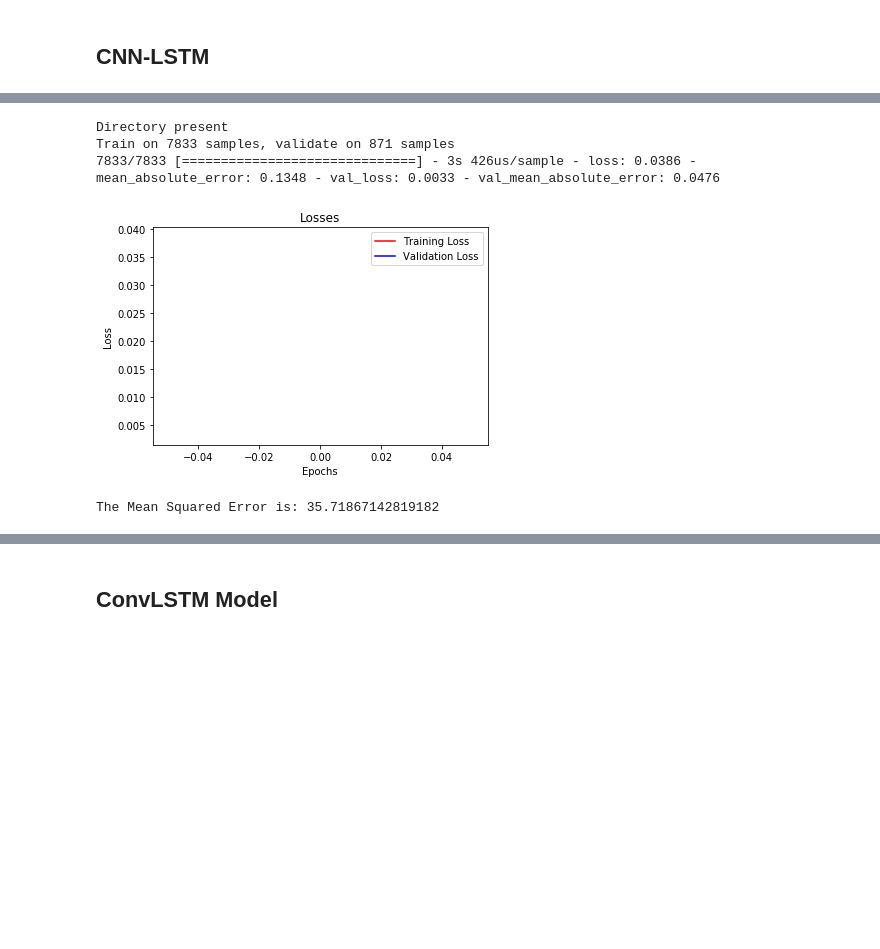
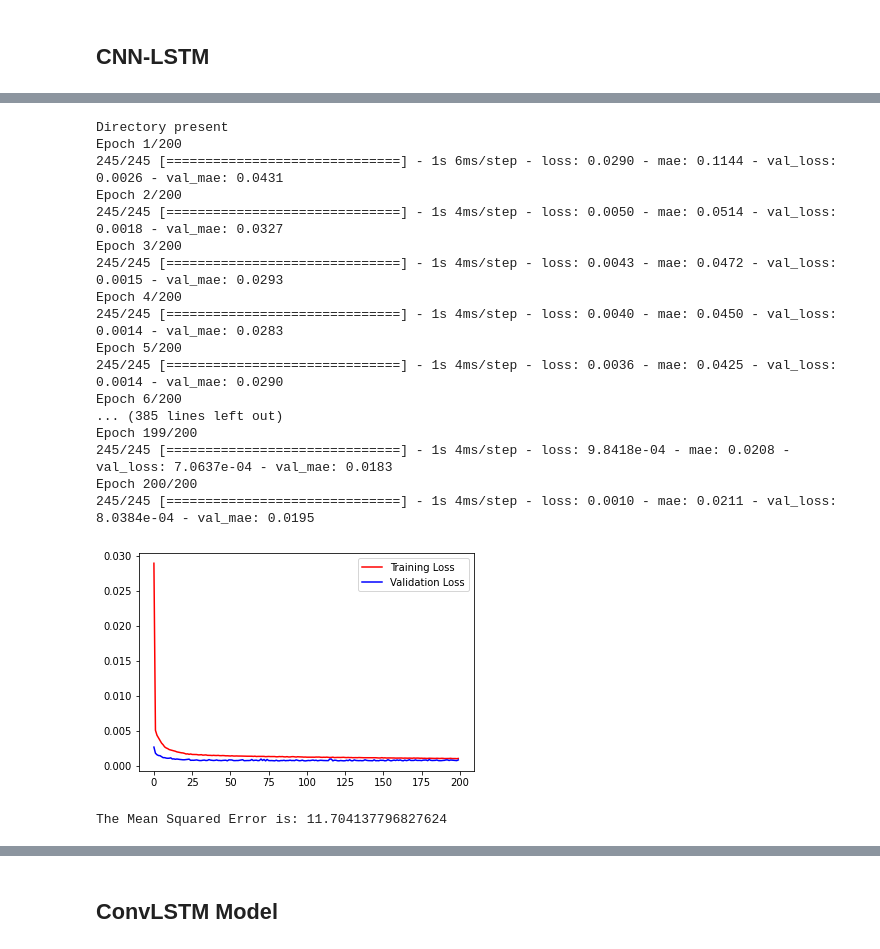
Before and after one commit to msaad1311/Pavement-Temperature-Prediction, a Jupyter notebook: Code/Jupyter Notebook/02 - Forecasting.ipynb, the cells around one changed output, grey strips where cells are left out. Drawn from its saved outputs; the diff is of its cells as text; code cells hidden in the pictures; blank space fills up the shorter version.

```diff
--- a/Code/Jupyter Notebook/02 - Forecasting.ipynb
+++ b/Code/Jupyter Notebook/02 - Forecasting.ipynb
@@ -547,10 +349,70 @@ atten_cnnlstm.compile(loss='mse', optimizer=keras.optimizers.Adam(learning_rate=
-# %%
-## Saving the result file to the folder of the model
-model_fit('CNN-LSTM',atten_cnnlstm,x_train,x_test,y_train,y_test,scaler,0.1,32,1,
-          checkpoint_attention,filepath_attention,'Attention')
-# %% [output]
-Directory present
-Train on 7833 samples, validate on 871 samples
-7833/7833 [==============================] - 3s 426us/sample - loss: 0.0386 - mean_absolute_error: 0.1348 - val_loss: 0.0033 - val_mean_absolute_error: 0.0476
-[figure, removed]
-The Mean Squared Error is: 35.71867142819182
+# %%
+## Simple CNN-LSTM model
+K.clear_session()
+simple_cnnlstm = keras.Sequential()
+simple_cnnlstm.add(keras.layers.Conv1D(64, kernel_size=3, input_shape=(x_train.shape[1],x_train.shape[2])))
+simple_cnnlstm.add(keras.layers.Conv1D(64, kernel_size=3))
+simple_cnnlstm.add(keras.layers.LSTM(64, return_sequences=True))
+simple_cnnlstm.add(keras.layers.LSTM(64, return_sequences=True))
+simple_cnnlstm.add(keras.layers.Flatten())
+simple_cnnlstm.add(keras.layers.Dense(512, activation='relu'))
+simple_cnnlstm.add(keras.layers.Dense(128, activation='relu'))
+simple_cnnlstm.add(keras.layers.Dense(64, activation='relu'))
+simple_cnnlstm.add(keras.layers.Dense(32))
+simple_cnnlstm.add(keras.layers.Dense(6))
+
+simple_cnnlstm.compile(loss='mse', optimizer=keras.optimizers.Adam(learning_rate=0.0001), metrics=['mae'])
+# %%
+## Saving the result file to the folder of the model
+
+try:
+    os.chdir(os.path.join(dest,'CNN-LSTM'))
+    print('Directory present')
+except FileNotFoundError:
+    print('Creating a new directory......')
+    os.chdir(os.path.join(dest))
+    os.mkdir('CNN-LSTM')
+    os.chdir(os.path.join(dest,'CNN-LSTM'))
+    print('New Directory Created')
+
+history = simple_cnnlstm.fit(x_train,y_train,validation_split=0.1,batch_size=32,epochs=200,callbacks=[checkpoint_simple])
+
+plt.plot(history.history['loss'],'r',label='Training Loss')
+plt.plot(history.history['val_loss'],'b',label='Validation Loss')
+plt.legend()
+plt.show()
+
+simple_cnnlstm.load_weights(filepath_simple)
+preds = simple_cnnlstm.predict(x_test)
+
+y_test_unscaled = scaler.inverse_transform(y_test)
+y_pred_unscaled = scaler.inverse_transform(preds)
+
+e_mse = mse(y_test_unscaled[:,5],y_pred_unscaled[:,5])
+print(f'The Mean Squared Error is: {e_mse}')
+
+for i in range(y_test.shape[1]):
+        sheet1.write(0, 0, 'MSE')
+        sheet1.write(0, 1, 'Hours Ahead')
+        sheet1.write(i + 1, 0, mse(y_test_unscaled[:,i],y_pred_unscaled[:,i]))
+        sheet1.write(i + 1, 1, i+1)
+# %% [output]
+Directory present
+Epoch 1/200
+245/245 [==============================] - 1s 6ms/step - loss: 0.0290 - mae: 0.1144 - val_loss: 0.0026 - val_mae: 0.0431
+Epoch 2/200
+245/245 [==============================] - 1s 4ms/step - loss: 0.0050 - mae: 0.0514 - val_loss: 0.0018 - val_mae: 0.0327
+Epoch 3/200
+245/245 [==============================] - 1s 4ms/step - loss: 0.0043 - mae: 0.0472 - val_loss: 0.0015 - val_mae: 0.0293
+Epoch 4/200
+245/245 [==============================] - 1s 4ms/step - loss: 0.0040 - mae: 0.0450 - val_loss: 0.0014 - val_mae: 0.0283
+Epoch 5/200
+245/245 [==============================] - 1s 4ms/step - loss: 0.0036 - mae: 0.0425 - val_loss: 0.0014 - val_mae: 0.0290
+Epoch 6/200
+... (385 lines left out)
+Epoch 199/200
+245/245 [==============================] - 1s 4ms/step - loss: 9.8418e-04 - mae: 0.0208 - val_loss: 7.0637e-04 - val_mae: 0.0183
+Epoch 200/200
+245/245 [==============================] - 1s 4ms/step - loss: 0.0010 - mae: 0.0211 - val_loss: 8.0384e-04 - val_mae: 0.0195
+[figure, added]
+The Mean Squared Error is: 11.704137796827624
```
Also changed, not shown: parts of 46 cells of this notebook, 3 other files.
